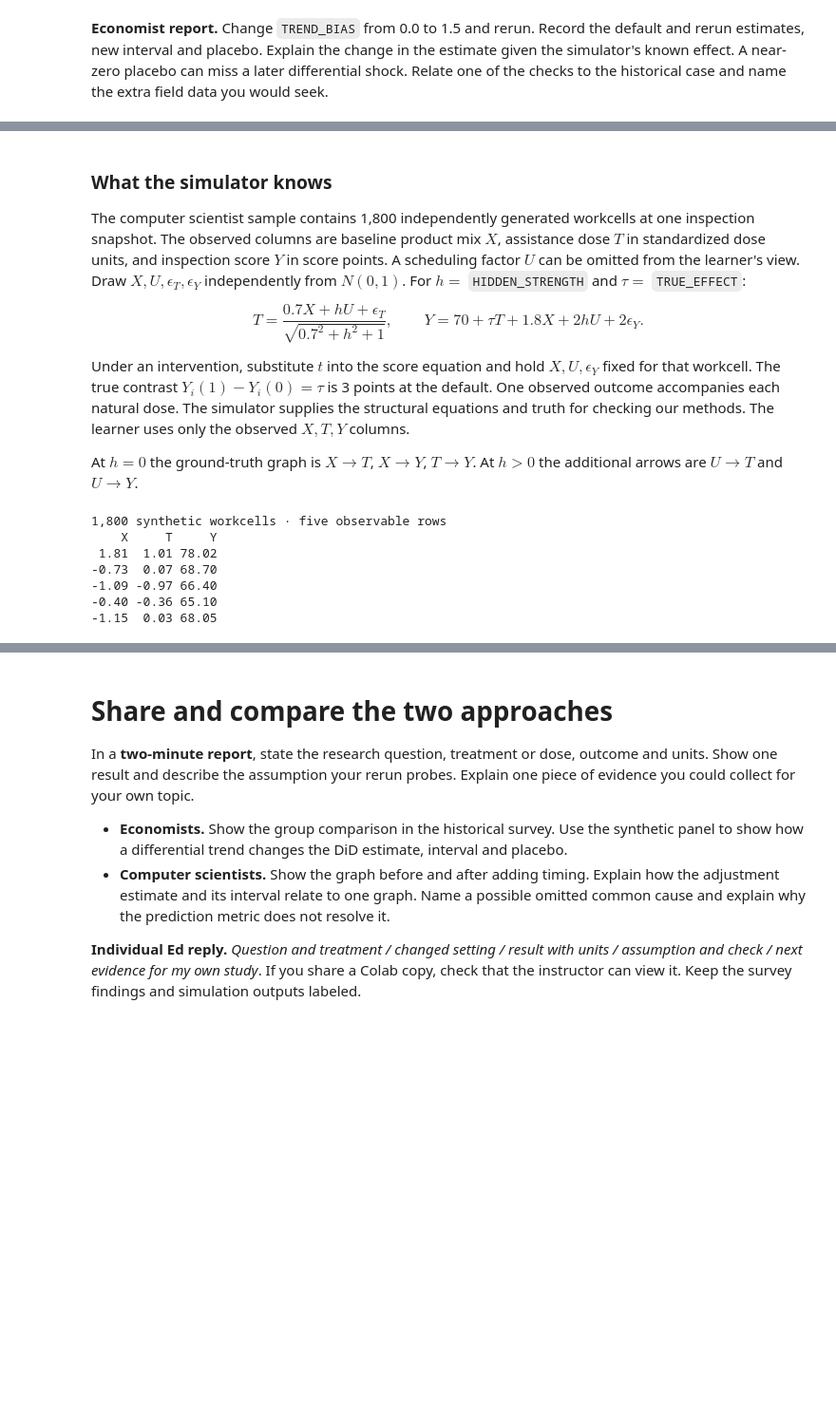
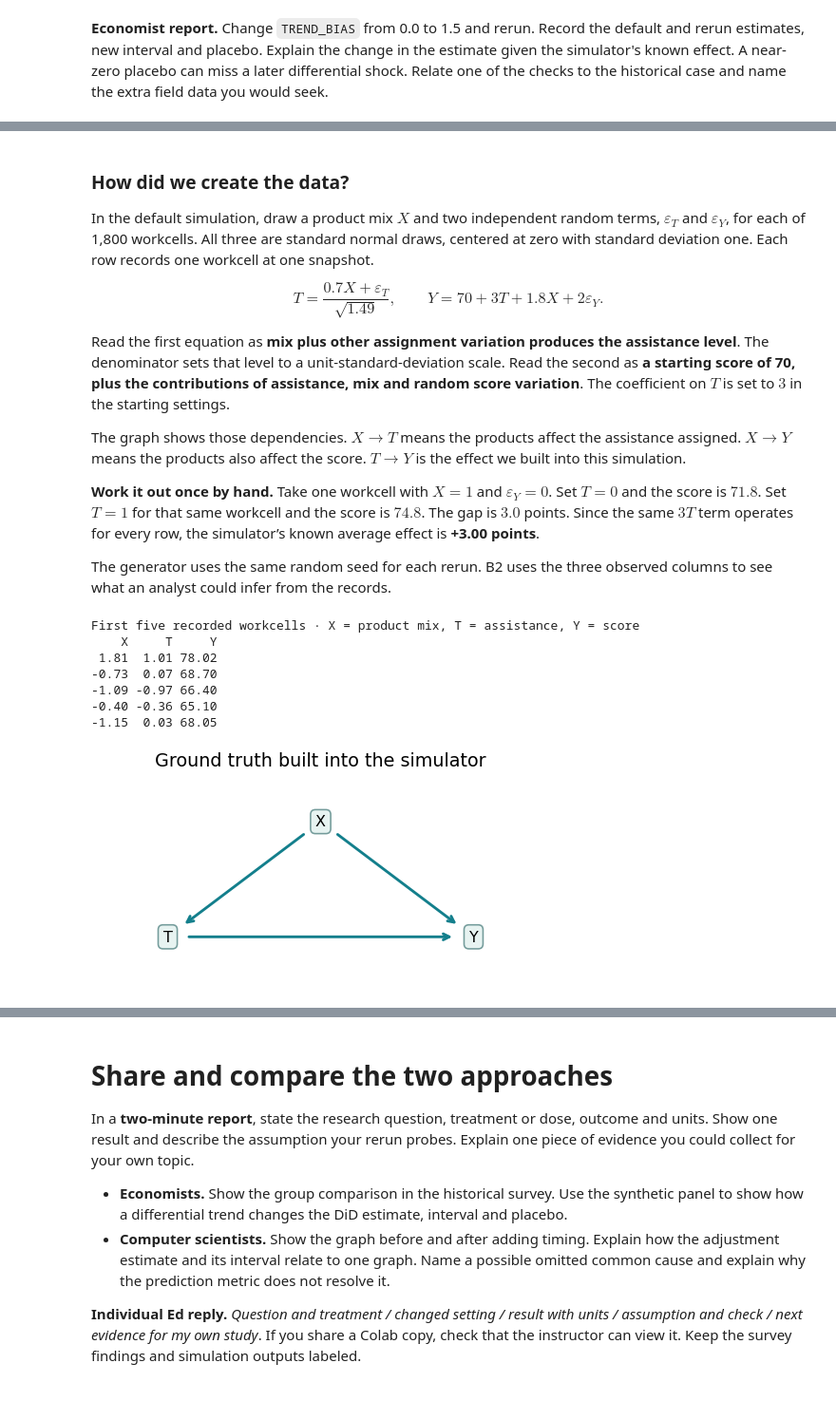
Before and after one commit to sunshineluyao/ml4ss, a Jupyter notebook: modules/05-causal-inference/week04_causal_ml.ipynb, the cells around one changed output, grey strips where cells are left out. Shown at 95% size. Drawn from its saved outputs; the diff is of its cells as text; code cells hidden in the pictures; blank space fills up the shorter version.

```diff
--- a/modules/05-causal-inference/week04_causal_ml.ipynb
+++ b/modules/05-causal-inference/week04_causal_ml.ipynb
@@ -374,39 +332,63 @@ Absolute gap to the simulated effect: 0.22 points
 # %% [markdown]
-### What the simulator knows
+### How did we create the data?
 
-The computer scientist sample contains 1,800 independently generated workcells at one inspection snapshot. The observed columns are baseline product mix $X$, assistance dose $T$ in standardized dose units, and inspection score $Y$ in score points. A scheduling factor $U$ can be omitted from the learner's view. Draw $X,U,\epsilon_T,\epsilon_Y$ independently from $N(0,1)$. For $h=$ `HIDDEN_STRENGTH` and $\tau=$ `TRUE_EFFECT`:
+In the default simulation, draw a product mix $X$ and two independent random terms, $\varepsilon_T$ and $\varepsilon_Y$, for each of 1,800 workcells. All three are standard normal draws, centered at zero with standard deviation one. Each row records one workcell at one snapshot.
 
 $$
- T=\frac{0.7X+hU+\epsilon_T}{\sqrt{0.7^2+h^2+1}},
- \qquad Y=70+\tau T+1.8X+2hU+2\epsilon_Y.
+T=\frac{0.7X+\varepsilon_T}{\sqrt{1.49}},\qquad
+Y=70+3T+1.8X+2\varepsilon_Y.
 $$
 
-Under an intervention, substitute $t$ into the score equation and hold $X,U,\epsilon_Y$ fixed for that workcell. The true contrast $Y_i(1)-Y_i(0)=\tau$ is 3 points at the default. One observed outcome accompanies each natural dose. The simulator supplies the structural equations and truth for checking our methods. The learner uses only the observed $X,T,Y$ columns.
+Read the first equation as **mix plus other assignment variation produces the assistance level**. The denominator sets that level to a unit-standard-deviation scale. Read the second as **a starting score of 70, plus the contributions of assistance, mix and random score variation**. The coefficient on $T$ is set to $3$ in the starting settings.
 
-At $h=0$ the ground-truth graph is $X\to T$, $X\to Y$, $T\to Y$. At $h>0$ the additional arrows are $U\to T$ and $U\to Y$.
+The graph shows those dependencies. **$X\to T$** means the products affect the assistance assigned. **$X\to Y$** means the products also affect the score. **$T\to Y$** is the effect we built into this simulation.
+
+**Work it out once by hand.** Take one workcell with $X=1$ and $\varepsilon_Y=0$. Set $T=0$ and the score is $71.8$. Set $T=1$ for that same workcell and the score is $74.8$. The gap is $3.0$ points. Since the same $3T$ term operates for every row, the simulator’s known average effect is **+3.00 points**.
+
+The generator uses the same random seed for each rerun. B2 uses the three observed columns to see what an analyst could infer from the records.
 # %%
-def simulate_dose(h):
+def simulate_workcells(hidden_strength=0.0):
     rng = np.random.default_rng(SEED + 1)
-    x, hidden, dose_shock, score_shock = rng.standard_normal((4, 1800))
-    dose = (0.7*x + h*hidden + dose_shock) / np.sqrt(0.7**2 + h**2 + 1)
-    score = 70 + TRUE_EFFECT*dose + 1.8*x + 2*h*hidden + 2*score_shock
-    return pd.DataFrame({"X": x, "T": dose, "Y": score}), hidden
+    mix, schedule, dose_noise, score_noise = rng.standard_normal((4, 1_800))
+    h = hidden_strength
+    dose = (0.7 * mix + h * schedule + dose_noise) / np.sqrt(1.49 + h**2)
+    score = 70 + TRUE_EFFECT * dose + 1.8 * mix + 2 * h * schedule + 2 * score_noise
+    return pd.DataFrame({"X": mix, "T": dose, "Y": score, "U": schedule})
 
 
-obs, latent = simulate_dose(HIDDEN_STRENGTH)
-print(f"{len(obs):,} synthetic workcells · five observable rows")
+def draw_graph(ax, arrows, title):
+    positions = {"X": (0.5, 0.78), "T": (0.16, 0.24), "Y": (0.84, 0.24)}
+    if any("U" in edge for edge in arrows):
+        positions.update({"X": (0.24, 0.78), "U": (0.76, 0.78)})
+    for start, end in sorted(arrows):
+        ax.annotate("", xy=positions[end], xytext=positions[start],
+                    arrowprops={"arrowstyle": "->", "color": "#137F8C", "lw": 1.8,
+                                "shrinkA": 14, "shrinkB": 14})
+    for name, (x, y) in positions.items():
+        ax.text(x, y, name, ha="center", va="center",
+                bbox={"boxstyle": "round,pad=.32", "fc": "#E7F3F1", "ec": "#749C9B"})
+    ax.set(xlim=(0, 1), ylim=(0, 1), title=title)
+    ax.axis("off")
+
+
+obs = simulate_workcells(HIDDEN_STRENGTH)[["X", "T", "Y"]]
+truth_graph = {("X", "T"), ("X", "Y")}
+if TRUE_EFFECT:
+    truth_graph.add(("T", "Y"))
+if HIDDEN_STRENGTH:
+    truth_graph.update({("U", "T"), ("U", "Y")})
+print("First five recorded workcells · X = product mix, T = assistance, Y = score")
 print(obs.head().round(2).to_string(index=False))
-
-nodes = ("X", "T", "Y")
-pairs = list(itertools.combinations(nodes, 2))
-truth_visible = {("X", "T"), ("X", "Y"), ("T", "Y")}
-truth_dag = truth_visible | ({("U", "T"), ("U", "Y")} if HIDDEN_STRENGTH else set())
+fig, ax = plt.subplots(figsize=(4.2, 2.25), layout="constrained")
+draw_graph(ax, truth_graph, "Ground truth built into the simulator")
+plt.show()
 # %% [output]
-1,800 synthetic workcells · five observable rows
+First five recorded workcells · X = product mix, T = assistance, Y = score
     X     T     Y
  1.81  1.01 78.02
 -0.73  0.07 68.70
 -1.09 -0.97 66.40
 -0.40 -0.36 65.10
 -1.15  0.03 68.05
+[figure, added]
 # %% [markdown]
```
Also changed, not shown: parts of 18 cells of this notebook.
